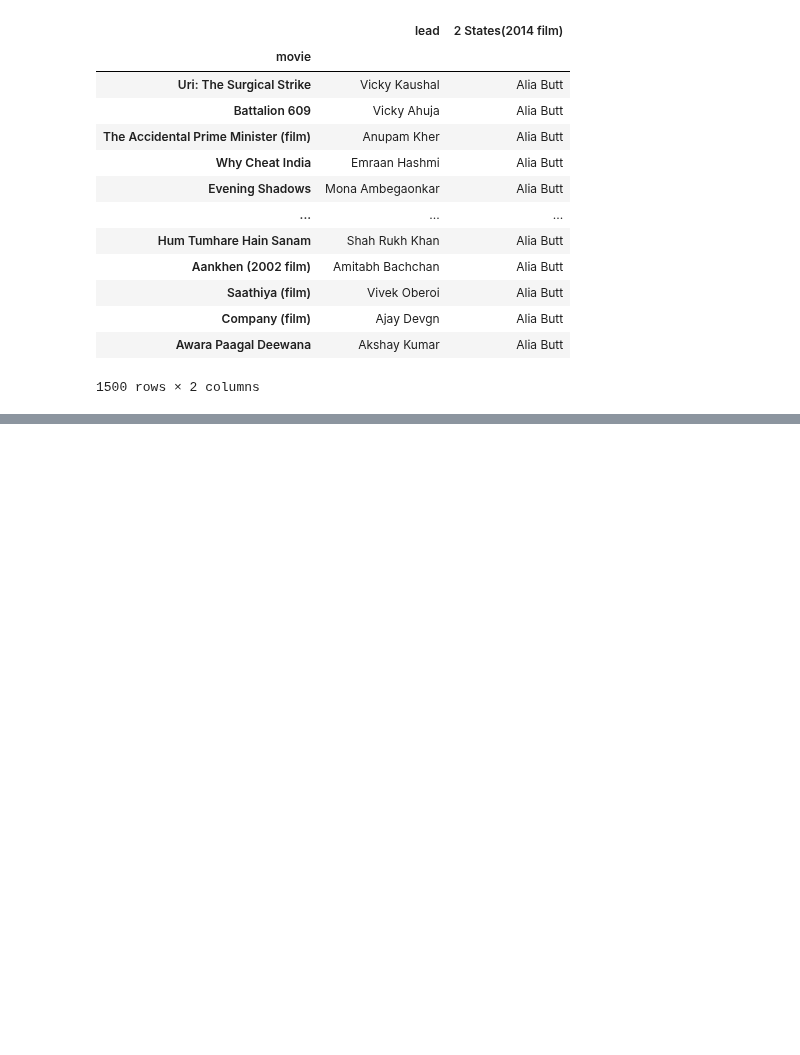
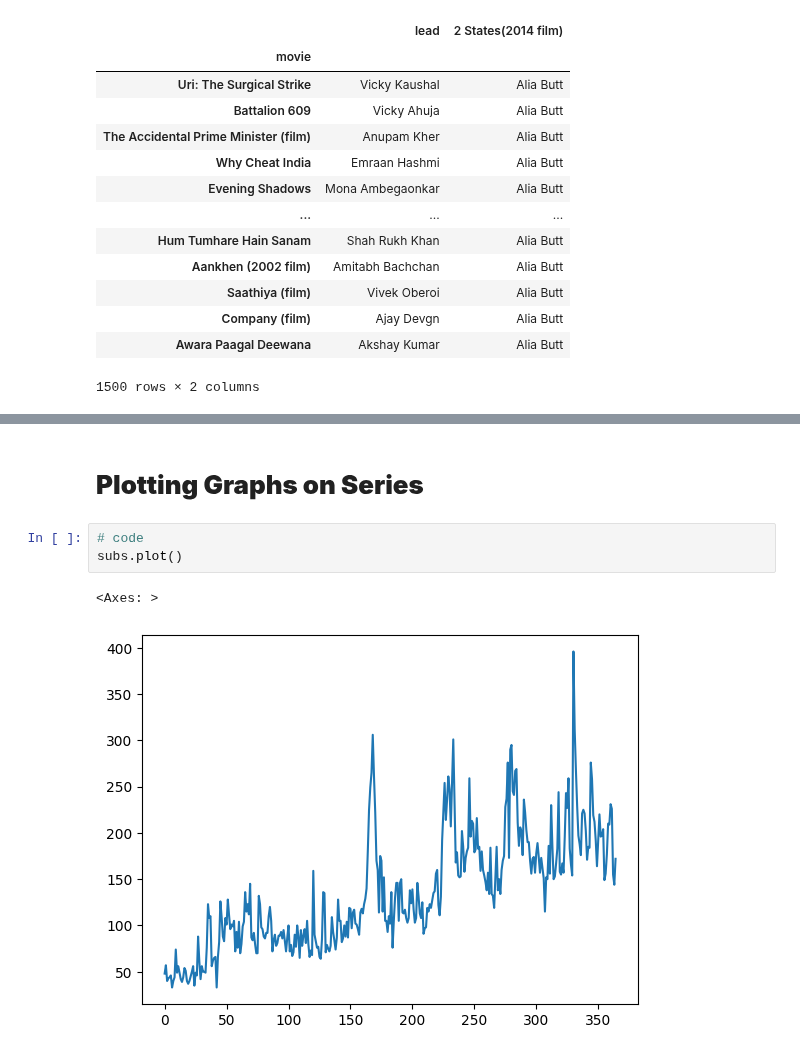
Before and after one commit to Saifullah785/Python_for_Data_Science, a Jupyter notebook: Pandas_For_Data_Science/class_01_Pandas_Series.ipynb, the cells around one changed output, grey strips where cells are left out. Saved outputs shown, nothing was run; the diff lists cells and outputs as text; blank space fills up the shorter version.

```diff
--- a/Pandas_For_Data_Science/class_01_Pandas_Series.ipynb
+++ b/Pandas_For_Data_Science/class_01_Pandas_Series.ipynb
@@ -485,0 +695,8 @@ movies
+# %% [markdown]
+# **Plotting Graphs on Series**
+# %%
+# code
+subs.plot()
+# %% [output]
+<Axes: >
+[figure, added]
```
Also changed, not shown: parts of 28 cells of this notebook.
